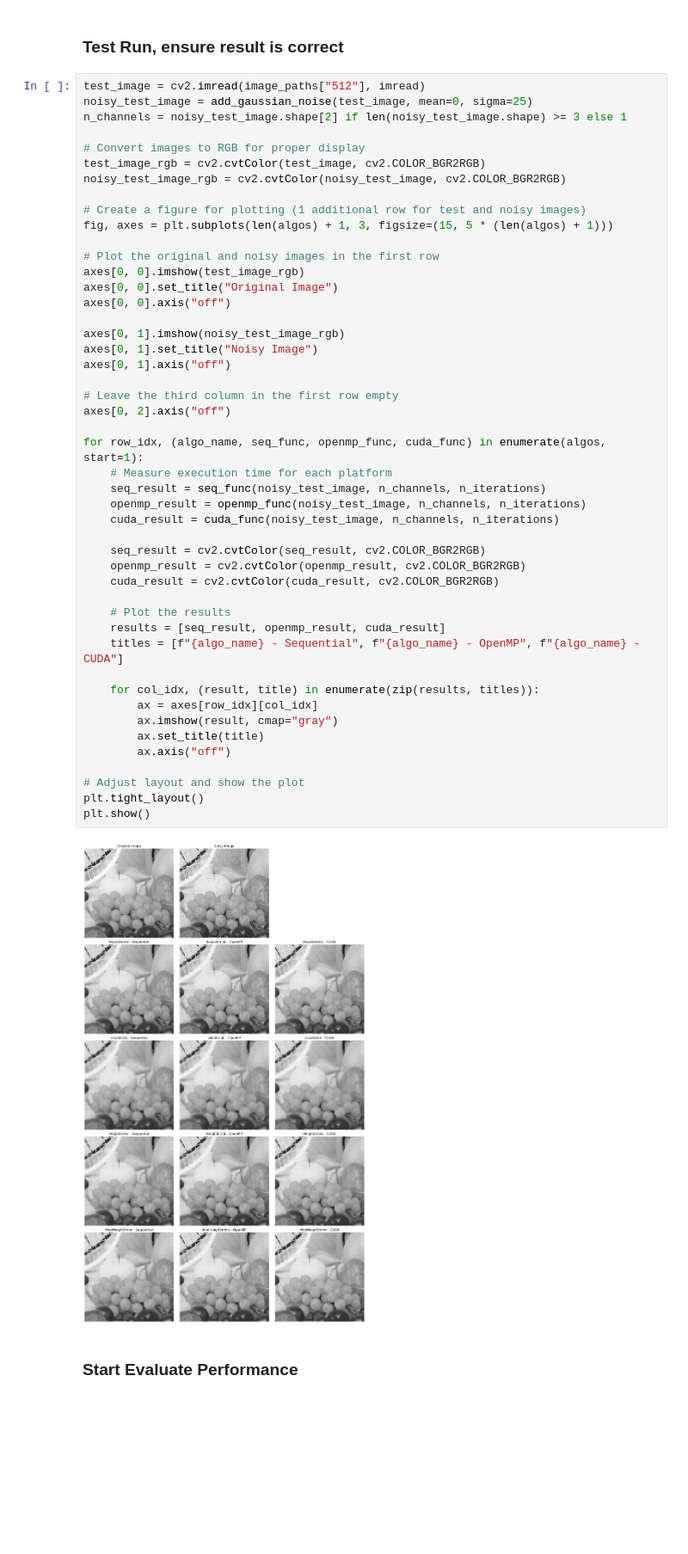
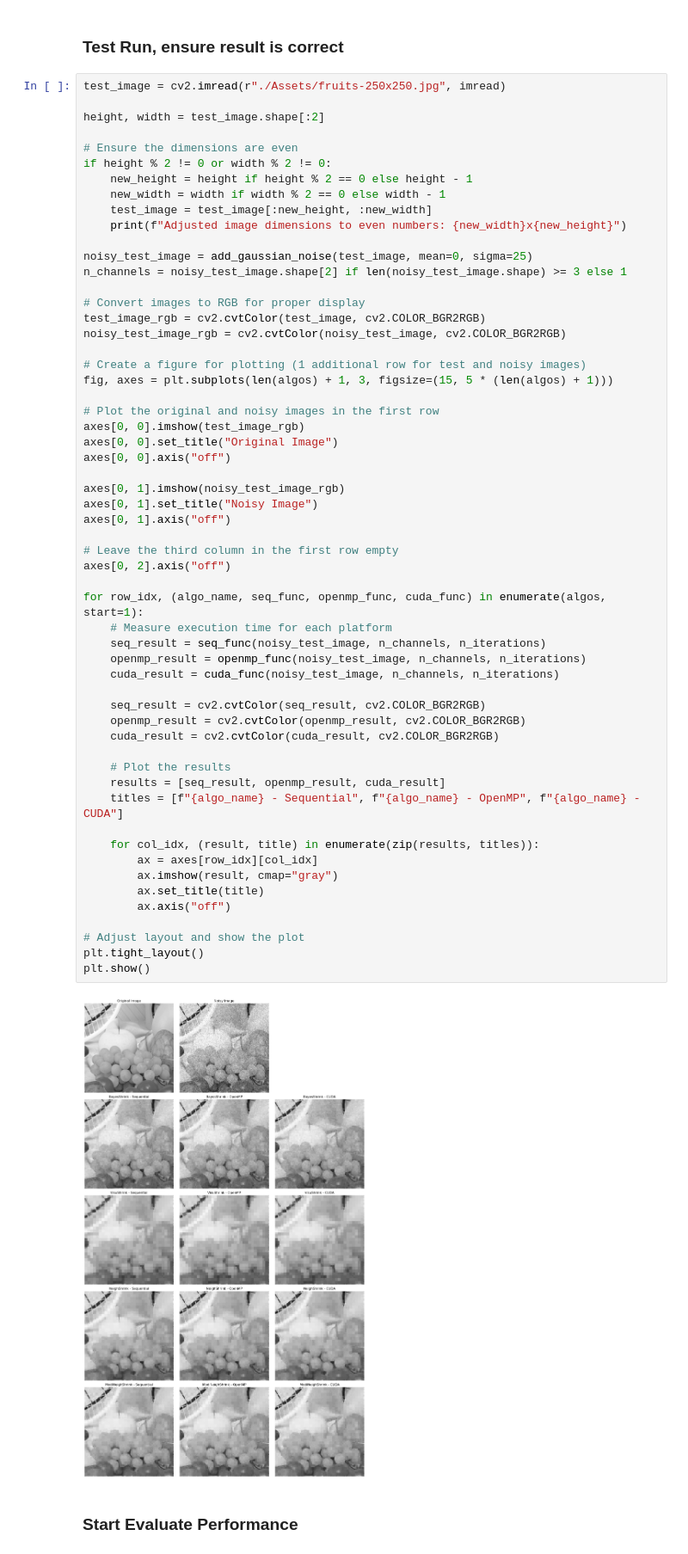
Before and after one commit to zkgan03/ImageDenoising-Parallel, a Jupyter notebook: PerformanceEvaluation.ipynb, the cells around one changed output. Shown at 86% size. Drawn from its saved outputs; the diff is of its cells as text; blank space fills up the shorter version.

```diff
--- a/PerformanceEvaluation.ipynb
+++ b/PerformanceEvaluation.ipynb
@@ -633,7 +640,17 @@ algos = [
 # %% [markdown]
 ### Test Run, ensure result is correct
 # %%
-test_image = cv2.imread(image_paths["512"], imread)
+test_image = cv2.imread(r"./Assets/fruits-250x250.jpg", imread)
+
+height, width = test_image.shape[:2]
+
+# Ensure the dimensions are even
+if height % 2 != 0 or width % 2 != 0:
+    new_height = height if height % 2 == 0 else height - 1
+    new_width = width if width % 2 == 0 else width - 1
+    test_image = test_image[:new_height, :new_width]
+    print(f"Adjusted image dimensions to even numbers: {new_width}x{new_height}")
+
 noisy_test_image = add_gaussian_noise(test_image, mean=0, sigma=25)
 n_channels = noisy_test_image.shape[2] if len(noisy_test_image.shape) >= 3 else 1
 
@@ -653,34 +670,34 @@ axes[0, 1].imshow(noisy_test_image_rgb)
 axes[0, 1].set_title("Noisy Image")
 axes[0, 1].axis("off")
 
 # Leave the third column in the first row empty
 axes[0, 2].axis("off")
 
 for row_idx, (algo_name, seq_func, openmp_func, cuda_func) in enumerate(algos, start=1):
     # Measure execution time for each platform
     seq_result = seq_func(noisy_test_image, n_channels, n_iterations)
     openmp_result = openmp_func(noisy_test_image, n_channels, n_iterations)
     cuda_result = cuda_func(noisy_test_image, n_channels, n_iterations)
 
     seq_result = cv2.cvtColor(seq_result, cv2.COLOR_BGR2RGB)
     openmp_result = cv2.cvtColor(openmp_result, cv2.COLOR_BGR2RGB)
     cuda_result = cv2.cvtColor(cuda_result, cv2.COLOR_BGR2RGB)
 
     # Plot the results
     results = [seq_result, openmp_result, cuda_result]
     titles = [f"{algo_name} - Sequential", f"{algo_name} - OpenMP", f"{algo_name} - CUDA"]
 
     for col_idx, (result, title) in enumerate(zip(results, titles)):
         ax = axes[row_idx][col_idx]
         ax.imshow(result, cmap="gray")
         ax.set_title(title)
         ax.axis("off")
 
 # Adjust layout and show the plot
 plt.tight_layout()
 plt.show()
 # %% [output]
-[figure, old version]
+[figure, new version]
 # %% [markdown]
 ### Start Evaluate Performance
 # %%
```
Also changed, not shown: parts of 5 cells of this notebook, 6 other files.
